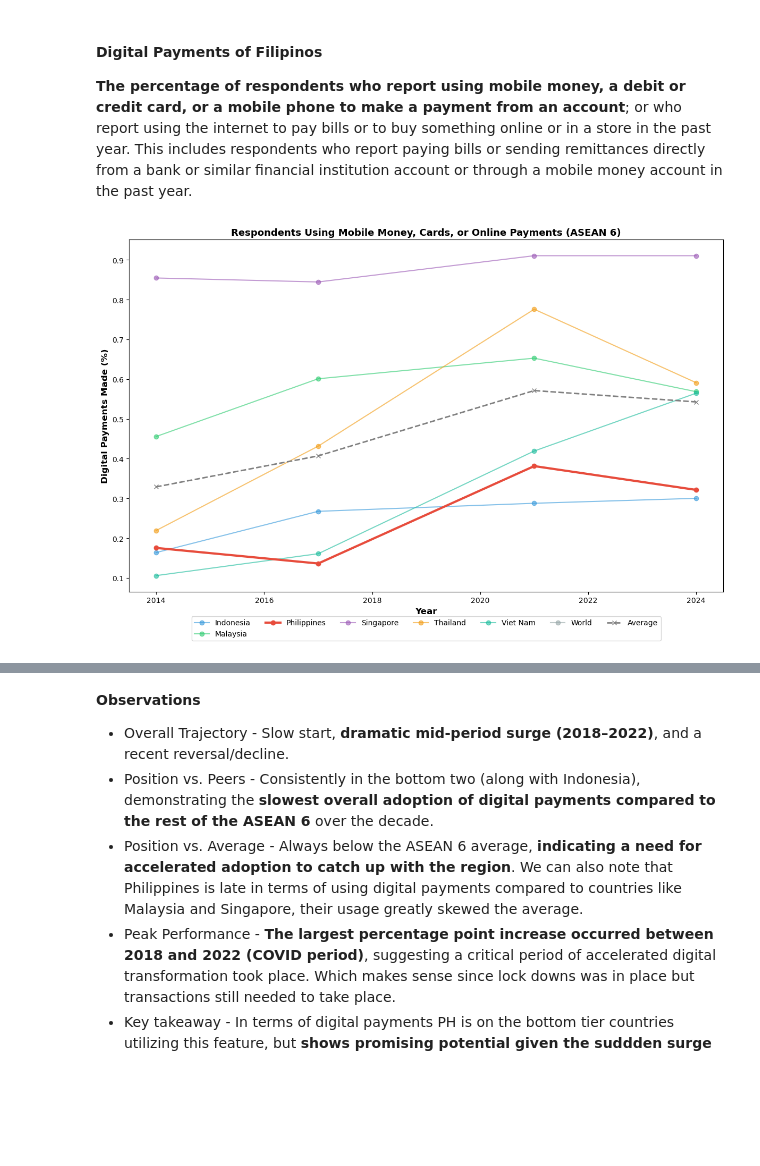
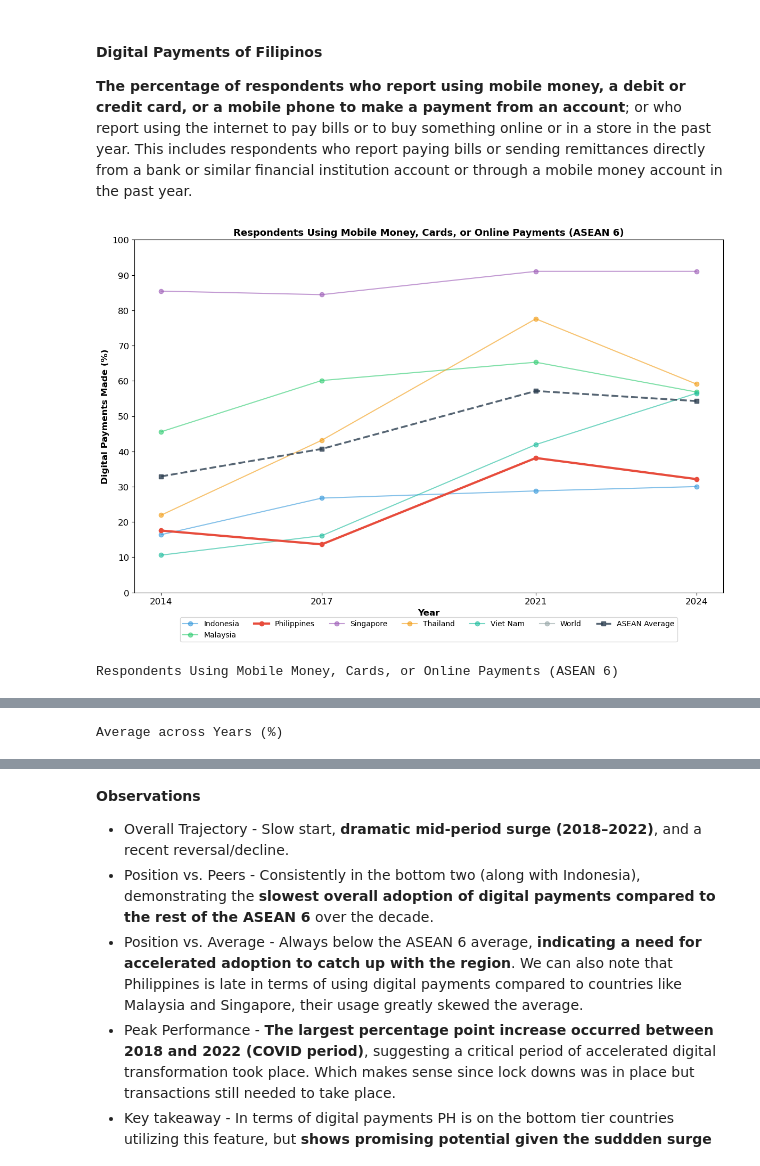
Before and after one commit to christianvibar/mab2115_finals, a Jupyter notebook: notebooks/draft/working_file_mab2115_finals_compiled_20251115_v2.ipynb, the cells around one changed output, grey strips where cells are left out. Drawn from its saved outputs; the diff is of its cells as text; code cells hidden in the pictures; blank space fills up the shorter version.

```diff
--- a/notebooks/draft/working_file_mab2115_finals_compiled_20251115_v2.ipynb
+++ b/notebooks/draft/working_file_mab2115_finals_compiled_20251115_v2.ipynb
@@ -1129,46 +1130,8 @@ plt.tight_layout()
 #### Digital Payments of Filipinos
 
 **The percentage of respondents who report using mobile money, a debit or credit card, or a mobile phone to make a payment from an account**; or who report using the internet to pay bills or to buy something online or in a store in the past year. This includes respondents who report paying bills or sending remittances directly from a bank or similar financial institution account or through a mobile money account in the past year.
-# %%
-#Line plot showing the 5 year trend among the ASEAN 6
-fig, ax = plt.subplots(figsize=(12, 8))
-
-#Plot lines for each country
-for country in df_filtered['countrynewwb'].unique():
-    country_data = df_filtered[df_filtered['countrynewwb'] == country].sort_values('year')
-    color = get_country_color(country)
-
-    if country == 'Philippines':
-        linewidth = 3
-        alpha = 1.0
-        zorder = 3
-    else:
-        linewidth = 1.5
-        alpha = 0.6
-        zorder = 2
-
-    ax.plot(country_data['year'], country_data['g20_made'],
-            marker='o', linewidth=linewidth, alpha=alpha, color=color,
-            label=country, zorder=zorder)
-
-
-# Calculate the average for each year across all countries
-average_20_made = df_filtered.groupby('year')['g20_made'].mean().reset_index()
-
-# Plot the average line
-ax.plot(average_20_made['year'], average_20_made['g20_made'],
-        marker='x', color='grey', linestyle='--', linewidth=2, label='Average', zorder=4)
-
-
-
-# Formatting
-ax.set_xlabel('Year', fontweight='bold', fontsize=12)
-ax.set_ylabel('Digital Payments Made (%)', fontweight='bold', fontsize=12)
-ax.set_title('Respondents Using Mobile Money, Cards, or Online Payments (ASEAN 6)',
-             fontweight='bold', fontsize=13)
-
-ax.legend(loc='lower center', bbox_to_anchor=(0.5, -0.15), ncols=7, fontsize=10)
-
-plt.tight_layout()
-# %% [output]
-[figure, removed]
+# %%
+compare_over_time(df_filtered, 'g20_made', 'Respondents Using Mobile Money, Cards, or Online Payments (ASEAN 6)','Digital Payments Made (%)', 4, 100)
+# %% [output]
+[figure, added]
+Respondents Using Mobile Money, Cards, or Online Payments (ASEAN 6)
@@ -1174,0 +1145 @@ plt.tight_layout()
+Average across Years (%)
```
Also changed, not shown: parts of 23 cells of this notebook, 1 other file.
